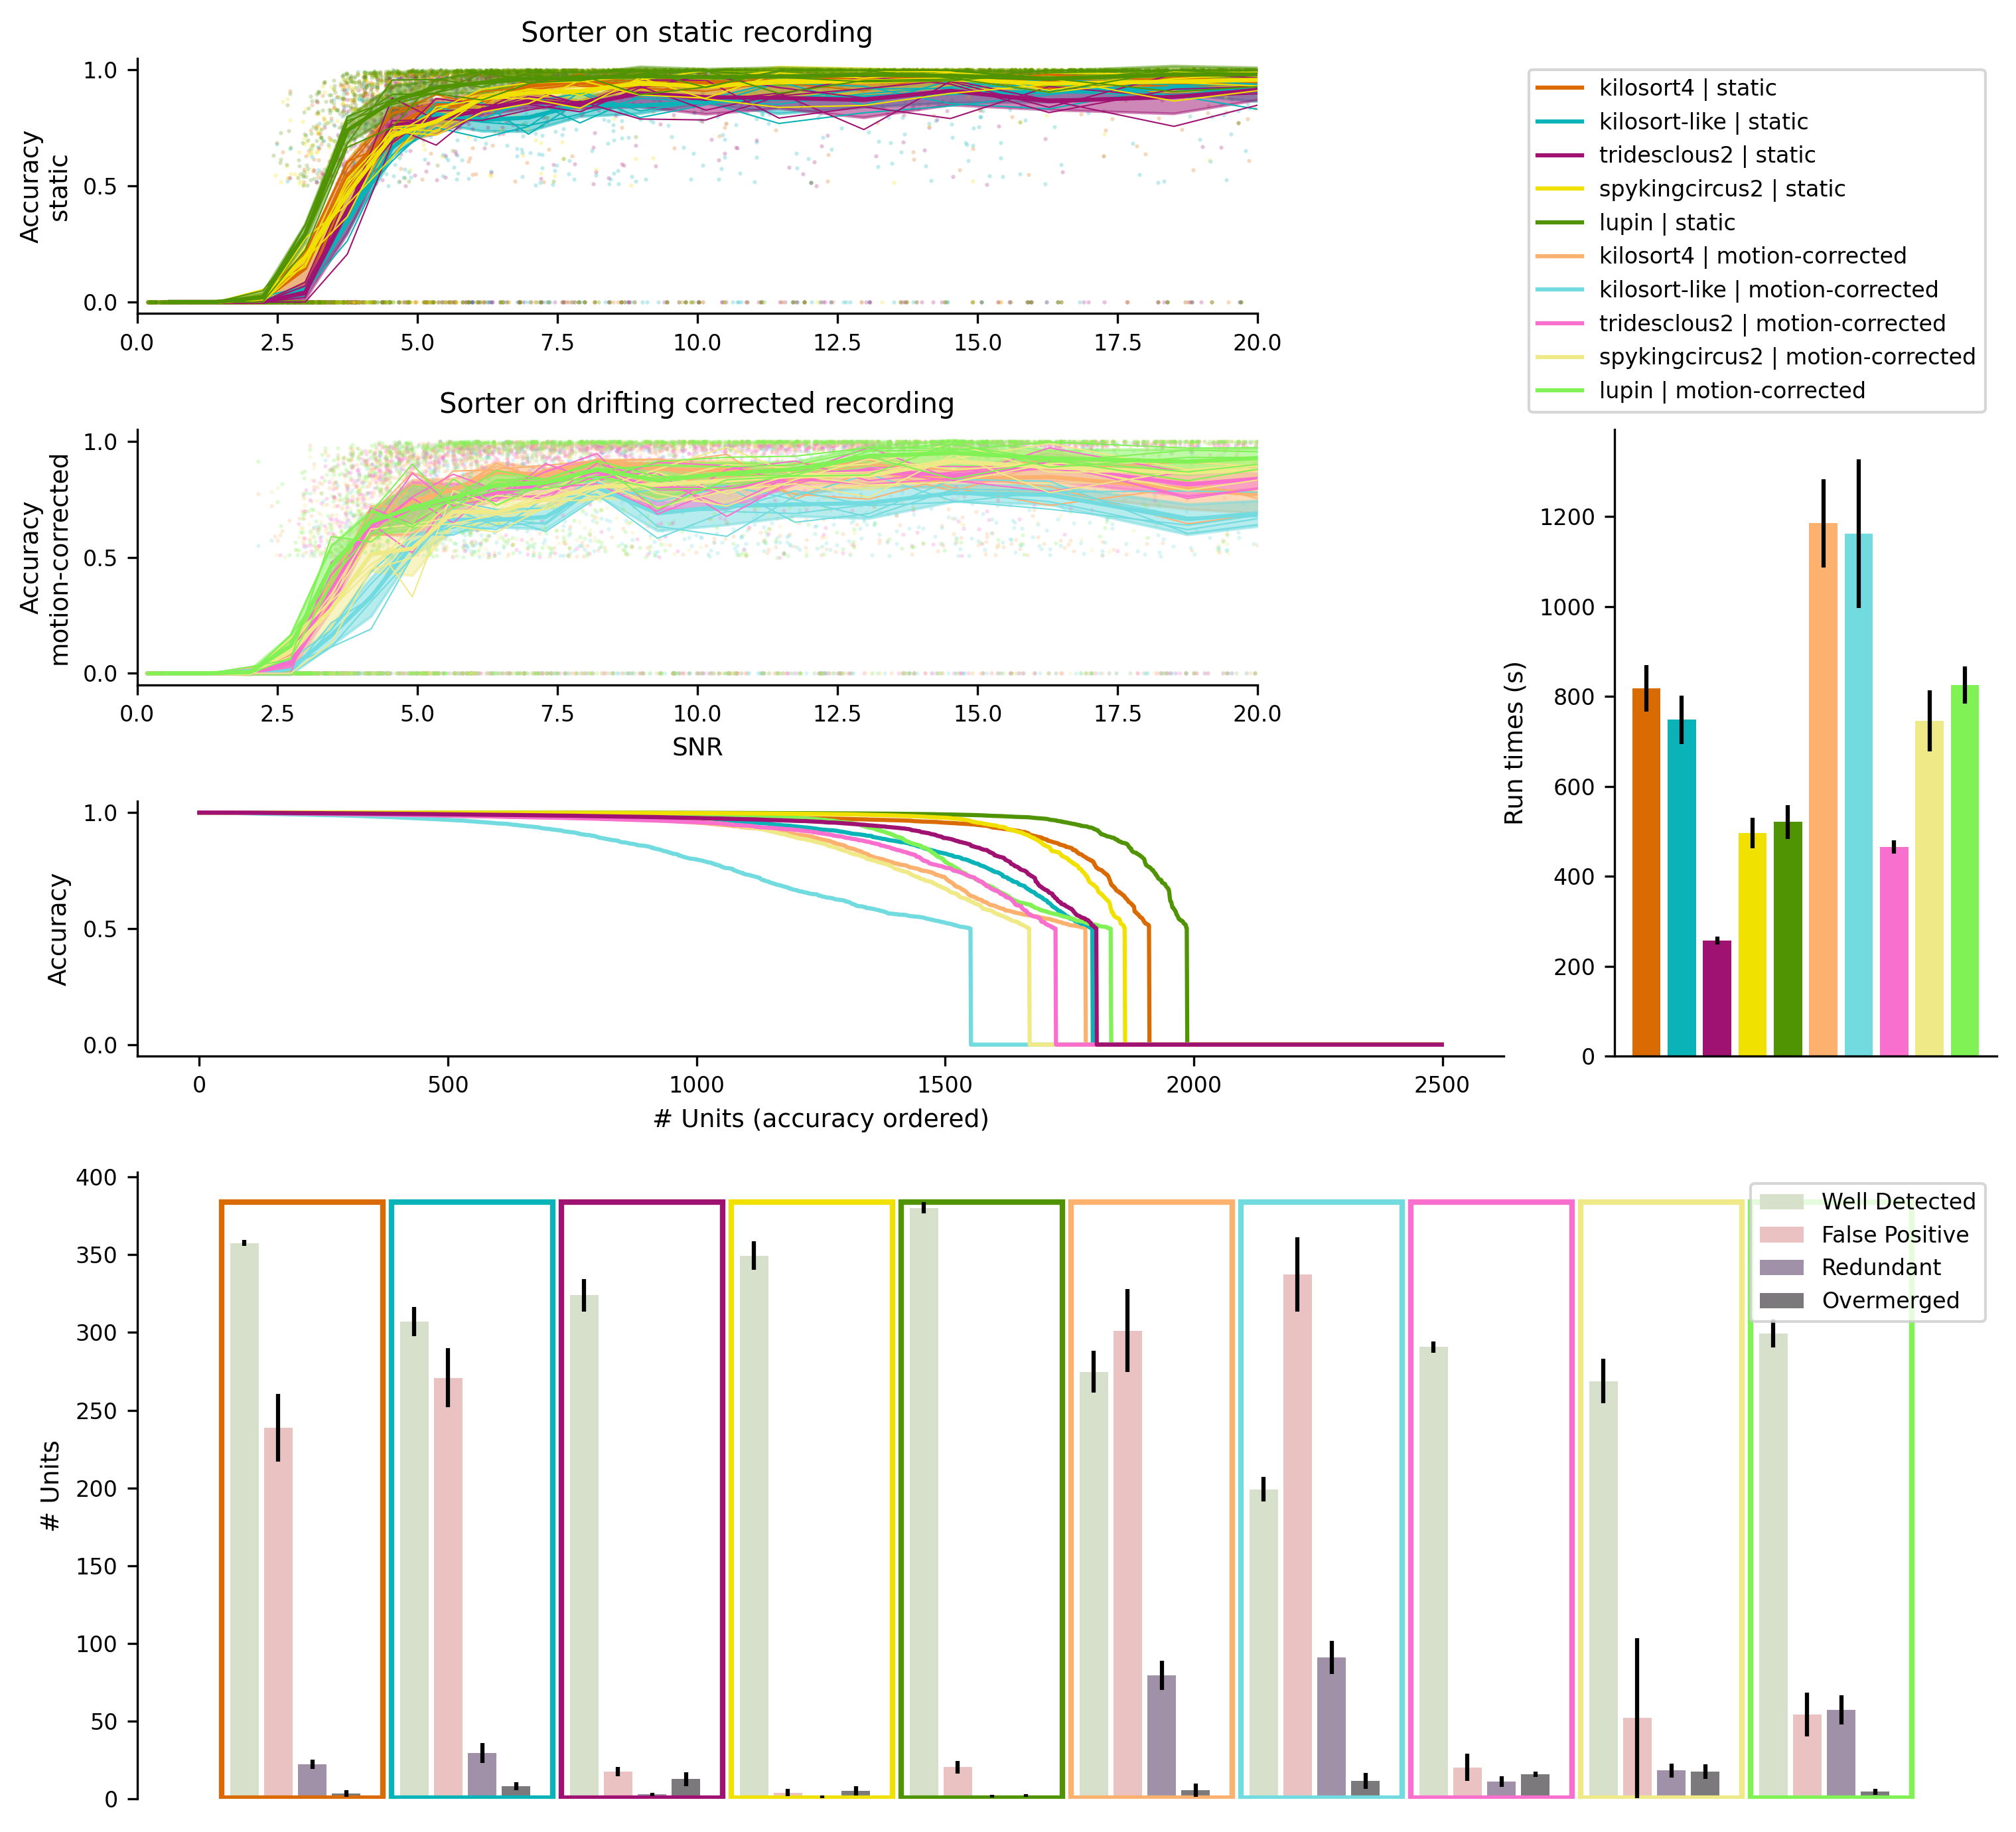
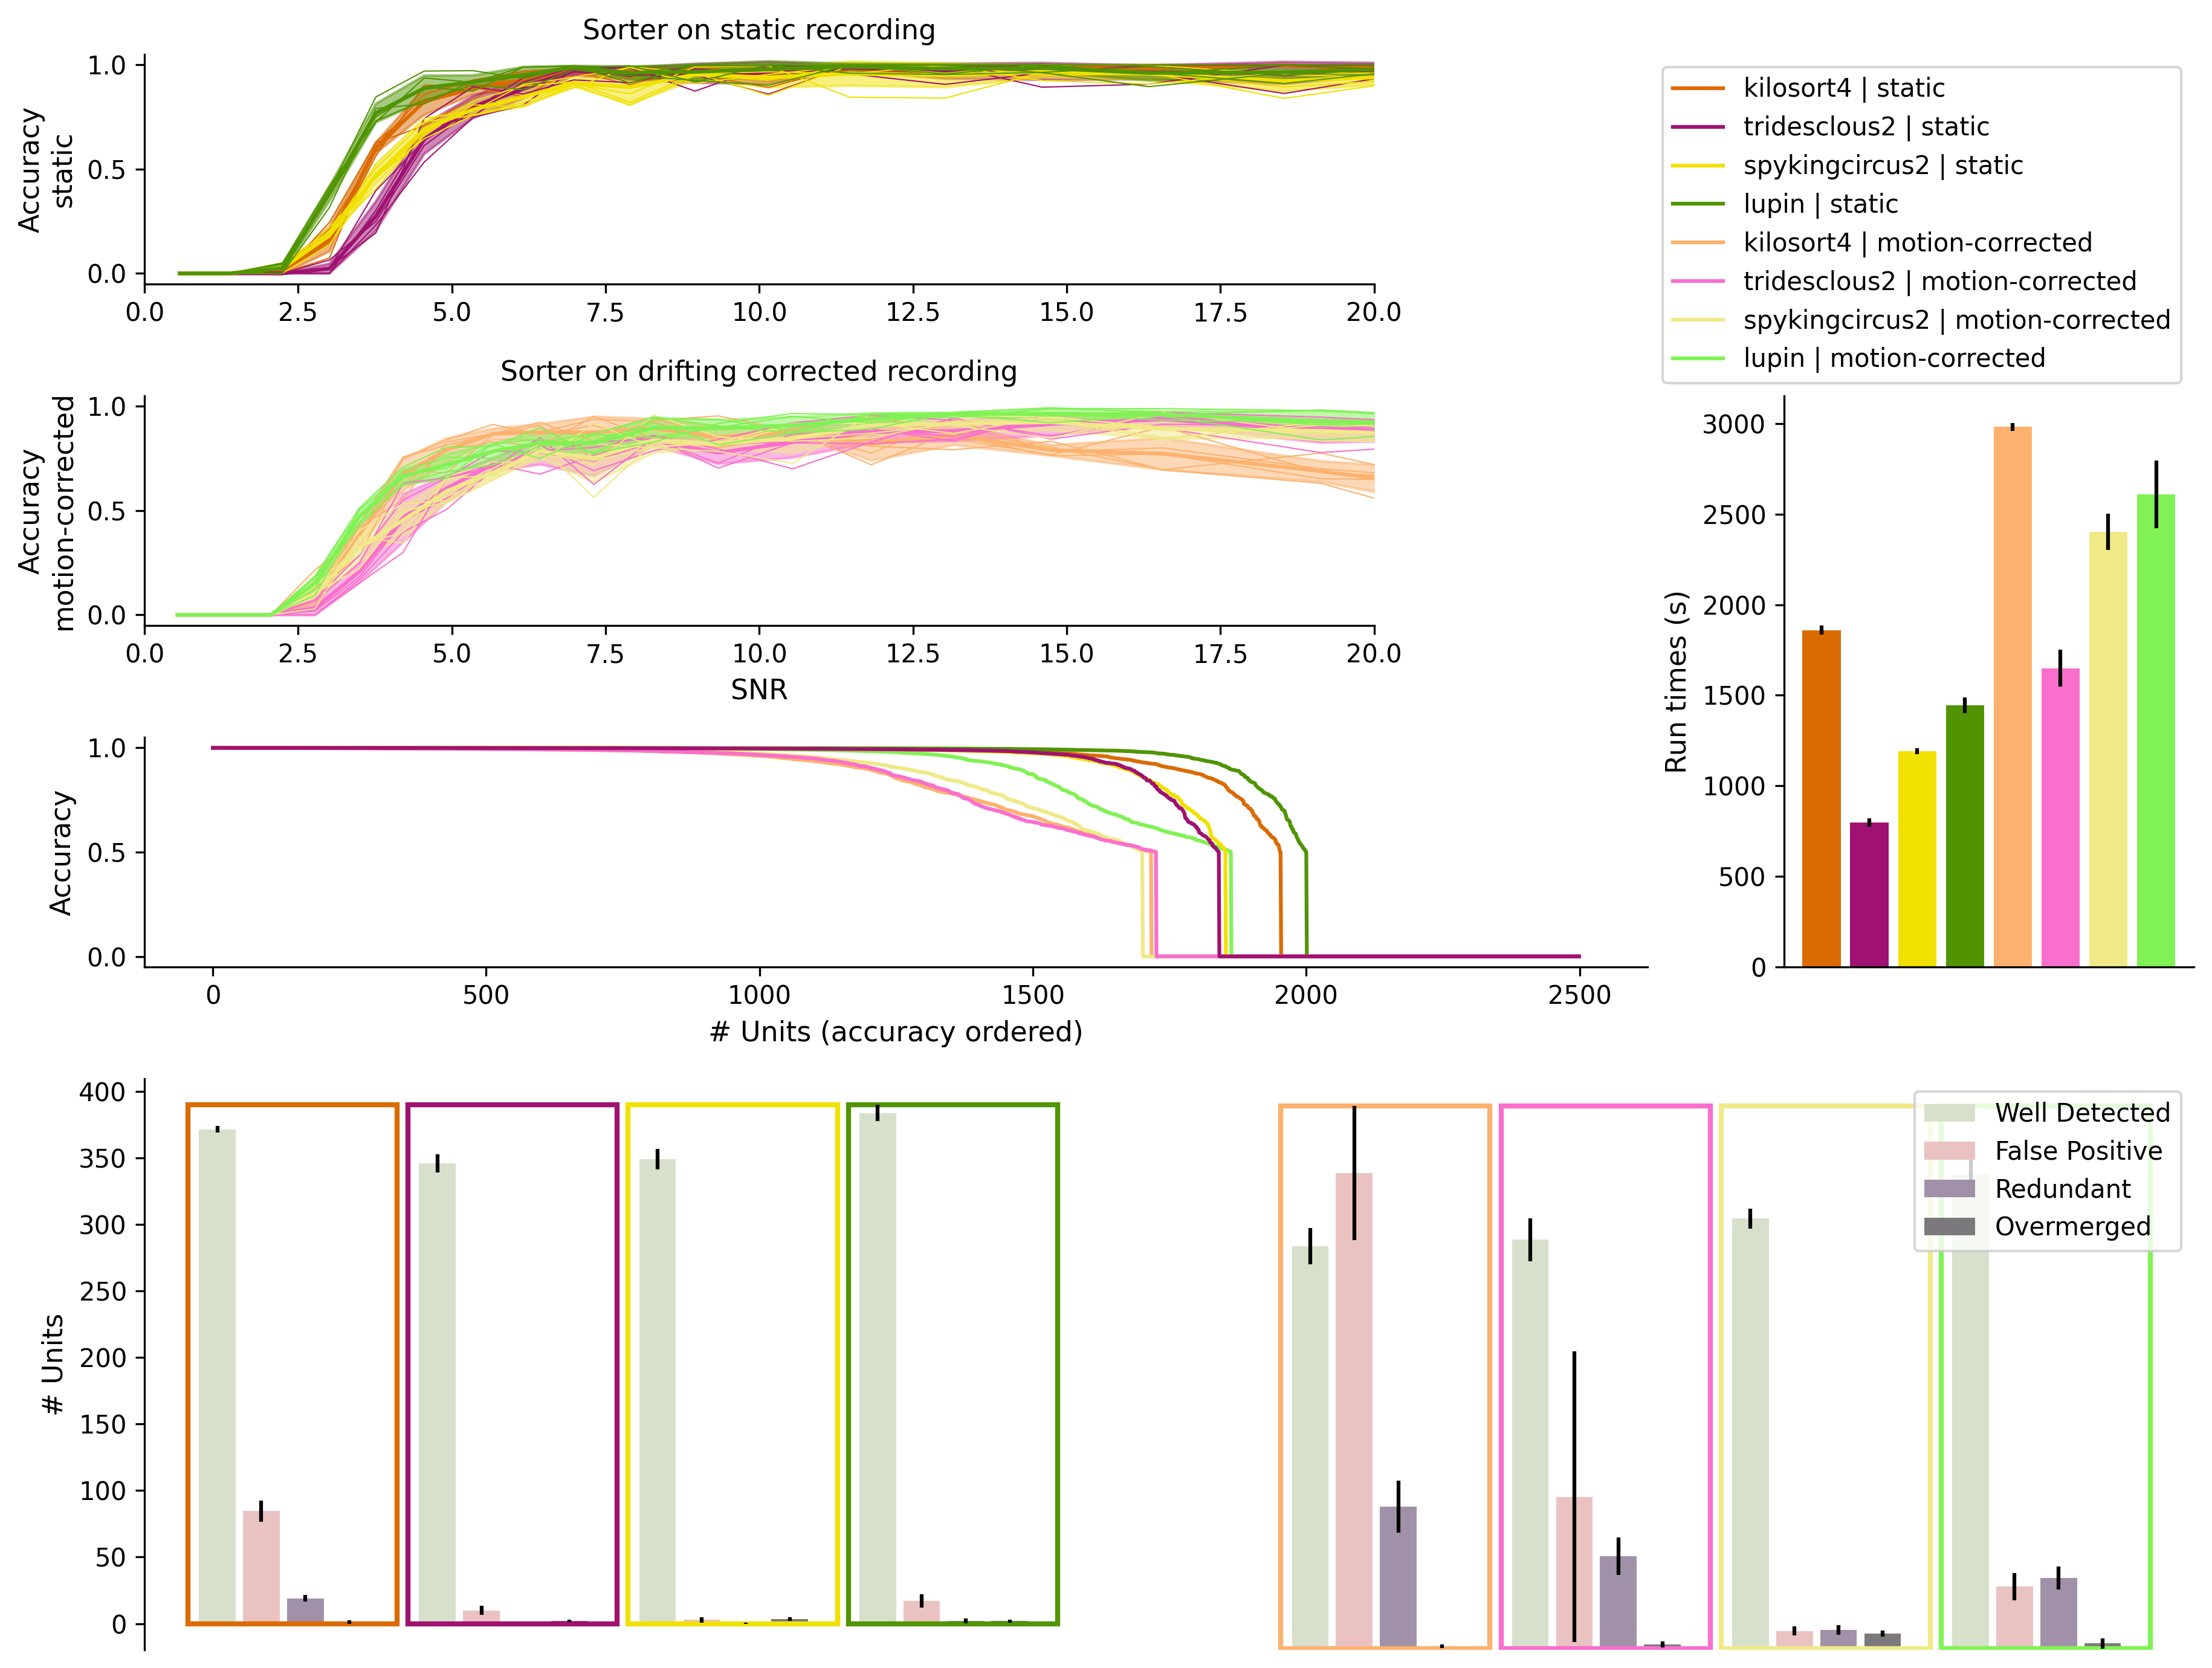
The change to this notebook cell's code, shown as a diff; its figure went from the first image to the second:
--- before
+++ after
@@ -1,9 +1,9 @@
 %matplotlib inline
 myparams = {
-    'axes.titlesize' : 10,
-    'axes.labelsize' : 9,
-    'legend.fontsize': 8,
-    'xtick.labelsize' : 8,
-    'ytick.labelsize' : 8
+    'axes.titlesize' : 11,
+    'axes.labelsize' : 11,
+    'legend.fontsize': 10,
+    'xtick.labelsize' : 10,
+    'ytick.labelsize' : 10,
 }
 
@@ -18,5 +18,5 @@
 with mpl.rc_context(myparams):
 
-    fig = plt.figure(figsize=(10, 9), dpi=300)
+    fig = plt.figure(figsize=(12, 9), dpi=300)
     
     gs = GridSpec(5, 8)
@@ -26,5 +26,7 @@
     ax4 = fig.add_subplot(gs[1:3, 6:8])
     ax5 = fig.add_subplot(gs[2, :6])
-    ax6 = fig.add_subplot(gs[3:5, :])
+
+    ax6 = fig.add_subplot(gs[3:5, :4])
+    ax7 = fig.add_subplot(gs[3:5, 4:])
     
     
@@ -34,4 +36,5 @@
 
     _ = study.plot_performances_vs_snr(case_keys=static_cases, performance_names=['accuracy'],
+                                       show_scatter=False,
                                         with_sigmoid_fit=False,
                                         show_average_by_bin=True,
@@ -46,4 +49,5 @@
     
     _ = study.plot_performances_vs_snr(case_keys=drifting_cases, performance_names=['accuracy'], 
+                                       show_scatter=False,
                                         with_sigmoid_fit=False,
                                         show_average_by_bin=True, 
@@ -77,4 +81,6 @@
     ax5.set_ylabel('Accuracy')
 
+    for ax in (ax1, ax2, ax5):
+        ax.set_yticks([0, 0.5, 1])
 
 
@@ -84,7 +90,7 @@
         num_redundant="#A091A8",
         num_overmerged="#7B797C",
-    )    
-  
-    _ = study.plot_unit_counts(case_keys=all_cases,  ax=ax6,
+    )
+
+    _ = study.plot_unit_counts(case_keys=static_cases,  ax=ax6,
                                columns=['num_well_detected', 'num_false_positive', 'num_redundant', 'num_overmerged',],
                                 levels_to_group_by=['sorter_name', 'drifting'],
@@ -93,9 +99,21 @@
                                 colors=count_colors,
                                )
-    ax6.set_xticks([])
-    ax6.set_xticklabels([])
-    # ax6.set_xticklabels(list(study.labels_by_levels[('sorter_name', 'drifting')].values()), rotation=0)
-    # despine(ax6)
-    ax6.spines['bottom'].set_visible(False)
+    ax6.get_legend().remove()
+    _ = study.plot_unit_counts(case_keys=drifting_cases,  ax=ax7,
+                               columns=['num_well_detected', 'num_false_positive', 'num_redundant', 'num_overmerged',],
+                                levels_to_group_by=['sorter_name', 'drifting'],
+                                revert_bad=False,
+                                xticks_rotation=0.,
+                                colors=count_colors,
+                               )
+
+    for ax in (ax6, ax7):
+        ax.set_xticks([])
+        ax.set_xticklabels([])
+        # ax6.set_xticklabels(list(study.labels_by_levels[('sorter_name', 'drifting')].values()), rotation=0)
+        # despine(ax6)
+        ax.spines['bottom'].set_visible(False)
+    ax7.spines['left'].set_visible(False)
+    ax7.set_yticks([])
     ax6.set_ylabel('# Units')
 
@@ -103,4 +121,4 @@
     fig.tight_layout(pad=0.0)
     # fig.tight_layout()
-    fig.savefig('/home/samuel.garcia/figures_paper_v2/figure_sorters.png')
-    fig.savefig('/home/samuel.garcia/figures_paper_v2/figure_sorters.pdf')
+    fig.savefig(figure_folder / 'figure_sorters.png')
+    fig.savefig(figure_folder / 'figure_sorters.pdf')

Commit: Update figures for v2